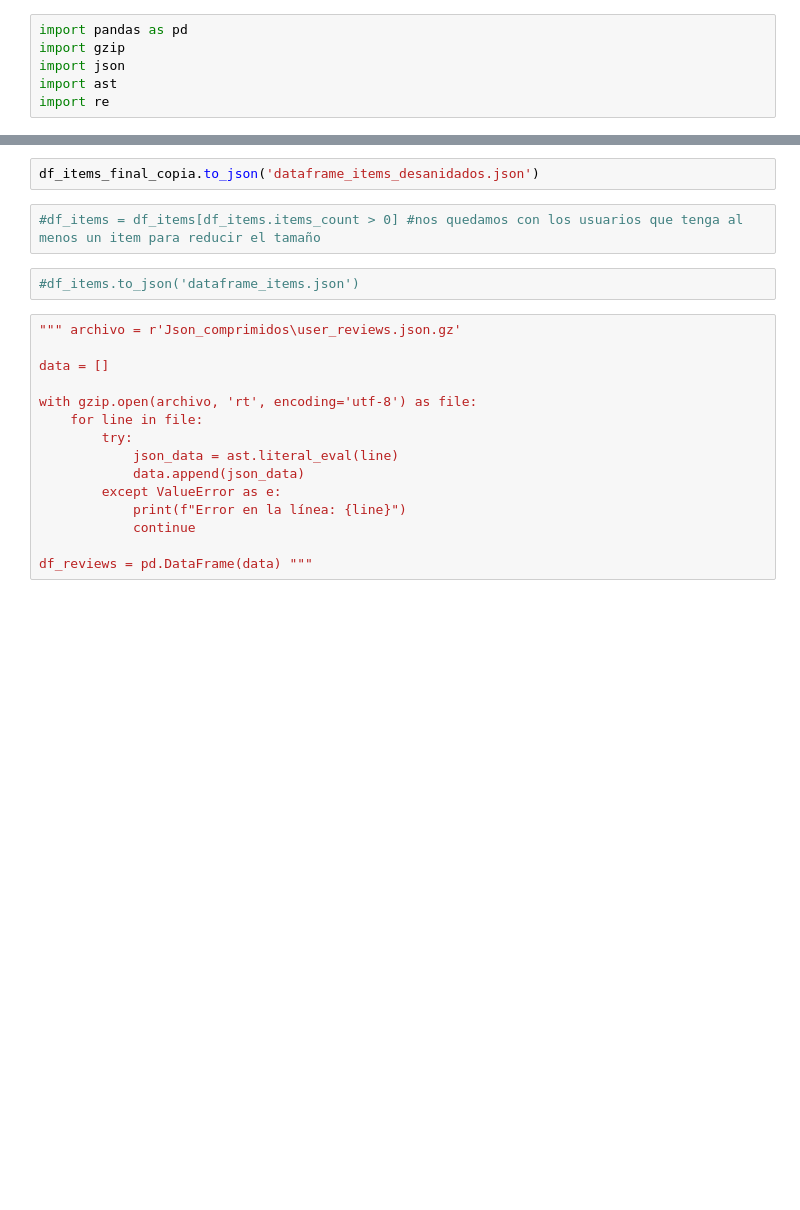
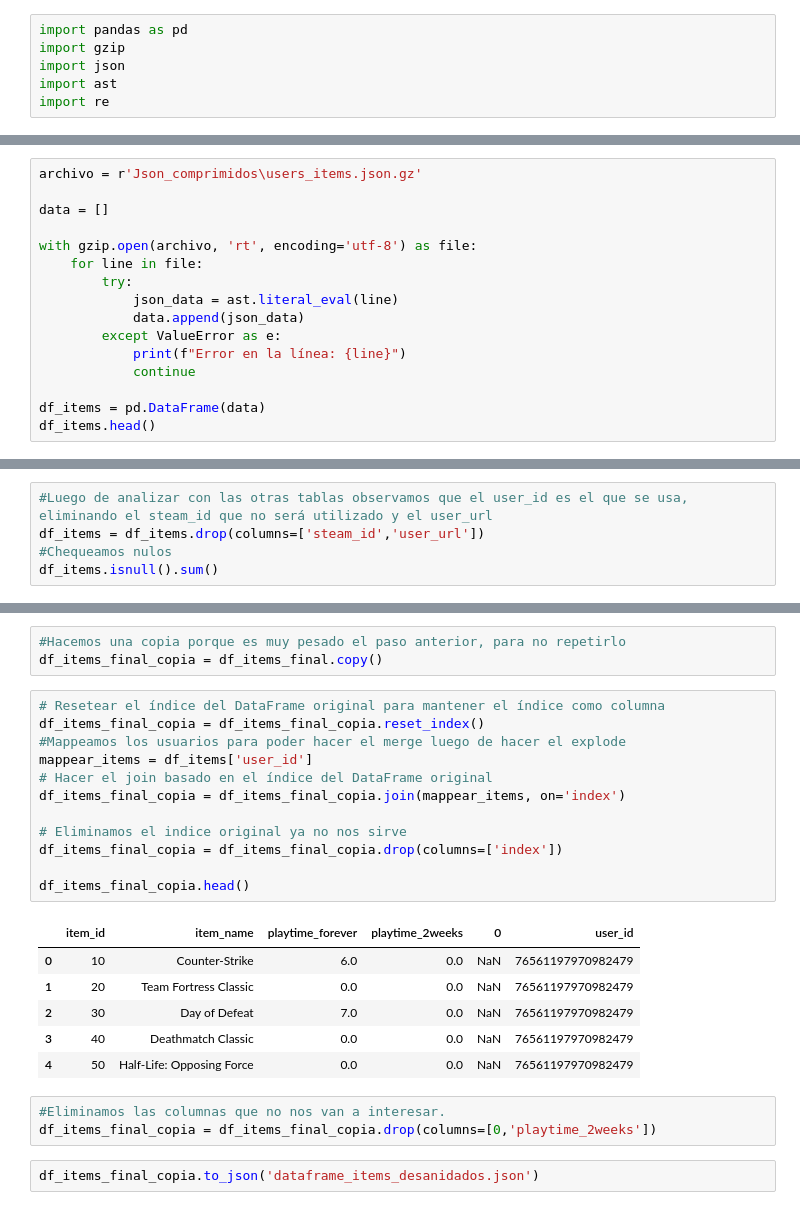
Before and after one commit to LucaTraversa17/SteamProyect, a Jupyter notebook: Exploracion_Juegos.ipynb, the cells around one changed output, grey strips where cells are left out. Saved outputs shown, nothing was run; the diff lists cells and outputs as text; blank space fills up the shorter version.

```diff
--- a/Exploracion_Juegos.ipynb
+++ b/Exploracion_Juegos.ipynb
@@ -273,0 +141,16 @@ dtype: int64
+# %%
+archivo = r'Json_comprimidos\users_items.json.gz'
+
+data = []
+
+with gzip.open(archivo, 'rt', encoding='utf-8') as file:
+    for line in file:
+        try:
+            json_data = ast.literal_eval(line)
+            data.append(json_data)
+        except ValueError as e:
+            print(f"Error en la línea: {line}")
+            continue
+
+df_items = pd.DataFrame(data)
+df_items.head()
@@ -273,0 +164,5 @@ dtype: int64
+# %%
+#Luego de analizar con las otras tablas observamos que el user_id es el que se usa, eliminando el steam_id que no será utilizado y el user_url
+df_items = df_items.drop(columns=['steam_id','user_url'])
+#Chequeamos nulos
+df_items.isnull().sum()
@@ -274,21 +198,27 @@ dtype: int64
+# %%
+#Hacemos una copia porque es muy pesado el paso anterior, para no repetirlo
+df_items_final_copia = df_items_final.copy()
+# %%
+# Resetear el índice del DataFrame original para mantener el índice como columna
+df_items_final_copia = df_items_final_copia.reset_index()
+#Mappeamos los usuarios para poder hacer el merge luego de hacer el explode
+mappear_items = df_items['user_id']
+# Hacer el join basado en el índice del DataFrame original
+df_items_final_copia = df_items_final_copia.join(mappear_items, on='index')
+
+# Eliminamos el indice original ya no nos sirve
+df_items_final_copia = df_items_final_copia.drop(columns=['index'])
+
+df_items_final_copia.head()
+# %% [output]
+|  | item_id | item_name | playtime_forever | playtime_2weeks | 0 | user_id |
+| 0 | 10 | Counter-Strike | 6.0 | 0.0 | NaN | 76561197970982479 |
+| 1 | 20 | Team Fortress Classic | 0.0 | 0.0 | NaN | 76561197970982479 |
+| 2 | 30 | Day of Defeat | 7.0 | 0.0 | NaN | 76561197970982479 |
+| 3 | 40 | Deathmatch Classic | 0.0 | 0.0 | NaN | 76561197970982479 |
+| 4 | 50 | Half-Life: Opposing Force | 0.0 | 0.0 | NaN | 76561197970982479 |
+# %%
+#Eliminamos las columnas que no nos van a interesar.
+df_items_final_copia = df_items_final_copia.drop(columns=[0,'playtime_2weeks'])
 # %%
 df_items_final_copia.to_json('dataframe_items_desanidados.json')
-# %%
-#df_items = df_items[df_items.items_count > 0] #nos quedamos con los usuarios que tenga al menos un item para reducir el tamaño
-# %%
-#df_items.to_json('dataframe_items.json')
-# %%
-""" archivo = r'Json_comprimidos\user_reviews.json.gz'
-
-data = []
-
-with gzip.open(archivo, 'rt', encoding='utf-8') as file:
-    for line in file:
-        try:
-            json_data = ast.literal_eval(line)
-            data.append(json_data)
-        except ValueError as e:
-            print(f"Error en la línea: {line}")
-            continue
-
-df_reviews = pd.DataFrame(data) """
```
Also changed, not shown: parts of 74 cells of this notebook, 2 other files.
